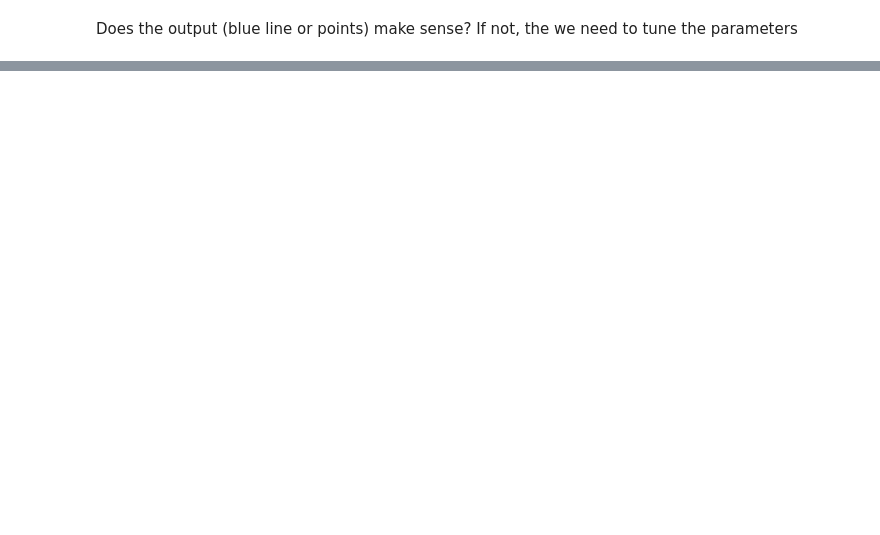
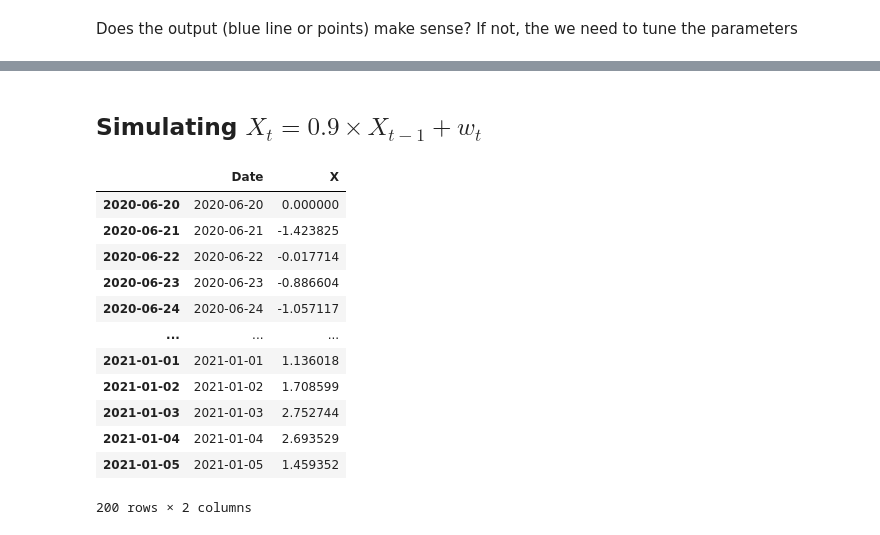
Before and after one commit to jessiejxyu2/ist526-1, a Jupyter notebook: time_series_analysis.ipynb, the cells around one changed output, grey strips where cells are left out. Cells and saved outputs as stored; diff of their text form; code cells hidden in the pictures; blank space fills up the shorter version.

```diff
--- a/time_series_analysis.ipynb
+++ b/time_series_analysis.ipynb
@@ -942,0 +992,51 @@ Does the output (blue line or points) make sense? If not, the we need to tune th
+# %% [markdown]
+## Simulating $X_t = 0.9 \times X_{t-1} + w_t$
+# %%
+from numpy.random import default_rng
+rng = default_rng(12345)
+
+
+n_points = 200
+ar_factor = 0.9
+std = 1.0
+
+X_t = np.zeros(n_points)
+
+for i in range(1, n_points):
+  X_t[i] = ar_factor * X_t[i-1] + rng.normal(0, std)
+
+# create a data-frame
+dates = pd.date_range(start='2020-06-20', periods=n_points, freq='D')
+
+df_simulated = pd.DataFrame(
+  {'Date': dates,
+   'X': X_t
+  },
+  index = dates
+)
+
+display(df_simulated)
+
+# visualiza
+fig = px.line(data_frame = df_simulated, y = 'X')
+
+# Add rangeslider
+fig.update_xaxes(
+  rangeslider_visible = True
+)
+
+fig.show()
+# %% [output]
+|  | Date | X |
+| 2020-06-20 | 2020-06-20 | 0.000000 |
+| 2020-06-21 | 2020-06-21 | -1.423825 |
+| 2020-06-22 | 2020-06-22 | -0.017714 |
+| 2020-06-23 | 2020-06-23 | -0.886604 |
+| 2020-06-24 | 2020-06-24 | -1.057117 |
+| ... | ... | ... |
+| 2021-01-01 | 2021-01-01 | 1.136018 |
+| 2021-01-02 | 2021-01-02 | 1.708599 |
+| 2021-01-03 | 2021-01-03 | 2.752744 |
+| 2021-01-04 | 2021-01-04 | 2.693529 |
+| 2021-01-05 | 2021-01-05 | 1.459352 |
+200 rows × 2 columns
```
Also changed, not shown: parts of 3 cells of this notebook.
